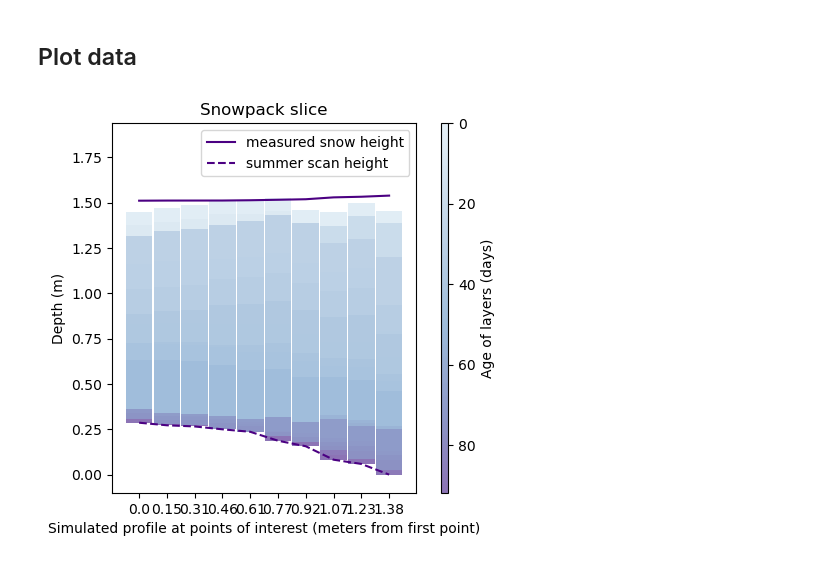
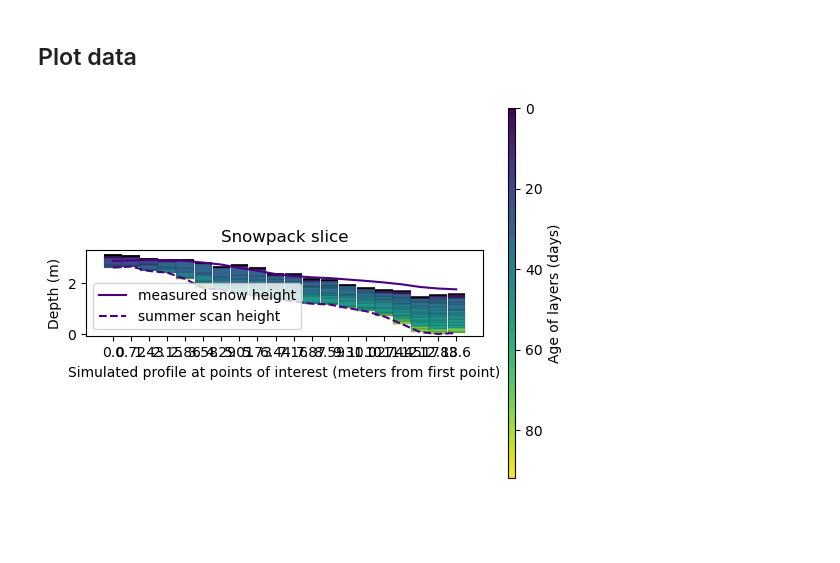
Before and after one commit to Mathilde-Bnt/MB_little_awk, a Jupyter notebook: finalized/23-Artificial_snowpit_figure.ipynb, the cells around one changed output. Drawn from its saved outputs; the diff is of its cells as text; code cells hidden in the pictures; blank space fills up the shorter version.

```diff
--- a/finalized/23-Artificial_snowpit_figure.ipynb
+++ b/finalized/23-Artificial_snowpit_figure.ipynb
@@ -49,16 +49,16 @@ netcdf_files = '/home/mabonnet/Desktop/data/Data_netcdf/2022-2023-filled/*.nc'
 
 # Select points of interest from CloudCompare (coordinates in meters)
 
-nb_points_in_pit = 10
-x_range = np.linspace(-8.63, -8.4, num=nb_points_in_pit)
-y_range = np.linspace(-0.55, 0.81, num=nb_points_in_pit)
+nb_points_in_pit = 20
+x_range = np.linspace(-1.65, -15.25, num=nb_points_in_pit)
+y_range = np.linspace(-1.05, -0.95, num=nb_points_in_pit)
 interest_points = [[x_range[i], y_range[i]] for i in range(nb_points_in_pit)]
 
 # Define figure settings
 
 save_figures = False
 directory_to_save_figs_in = '/home/mabonnet/github/MB_little_awk/finalized/Results_pits_2023/'
-fig_name = 'pit__artif_snowpit.png'
+fig_name = 'pit_long_2_artif_snowpit.png'
 # %% [markdown]
 [Back to top section](#top)
 # %% [markdown]
@@ -234,12 +234,12 @@ figure_height = max(max(last_scan_heights)+0.1, 1.5)
 fig = plt.figure()
 
 # Discretization of the age range
-nb_age_slices = 125
+nb_age_slices = 125   # TODO let python gerer ca > cf code Simon
 age_slice_size = round((max(max(age_data))+1) / nb_age_slices)
 
 # Get some pastel shades for the colors
-cmap = plt.get_cmap('BuPu')
-new_cmap = truncate_colormap(cmap, 0.1, 0.6)
+cmap = plt.get_cmap('viridis')  # BuPu
+new_cmap = truncate_colormap(cmap, 0, 1)  # 0.1, 0.6
 colors_list = new_cmap(np.linspace(0, 1, nb_age_slices))
 
 # Initialization of the color values used when plotting layers
@@ -256,35 +256,35 @@ y_offset = np.array(summer_scan_heights) # + offset_at_each_point  # TODO
 for row in range(len(depth_data)):
     for i in range(len(depth_data[0])):
         color_to_use.append(colors_list[min(int(age_data[row][i]//age_slice_size), len(colors_list)-1)])
-    plt.bar(index, depth_data[row], bar_width, bottom=y_offset, color=color_to_use)
+    plt.bar(index, depth_data[row], bar_width, bottom=y_offset, color=color_to_use, edgecolor='k', linewidth=0.1)
     y_offset = y_offset + depth_data[row]
     color_to_use = []
 
 # Plot measured total snowheight and summer surface
 plt.plot(index, last_scan_heights, label='measured snow height', c='indigo')
 plt.plot(index, summer_scan_heights, label='summer scan height', c='indigo', linestyle='--')
 
 # Plot's axes and colorbar
 plt.ylabel("Depth (m)")
 plt.ylim([-0.1, -0.1 + figure_height + 0.4])
 
 ax = plt.gca()
 ax.set_aspect('equal', adjustable='box')
 
 plt.xlabel("Simulated profile at points of interest (meters from first point)")
 xticks_labels = [str(round(i, 2)) for i in np.arange(len(depth_data[0])) * distance_btwn_x_pts]
 plt.xticks(np.arange(len(depth_data[0])) * distance_btwn_x_pts + 0.3 * distance_btwn_x_pts, xticks_labels)
 plt.title('Snowpack slice')
 
 max_age = (max(max(age_data))+1) / 3600 / 24
 cbar = plt.colorbar(matplotlib.cm.ScalarMappable(norm=matplotlib.colors.Normalize(vmin=0, vmax=max_age), cmap=new_cmap), orientation='vertical', label='Age of layers (days)', aspect=50)
 cbar.ax.invert_yaxis()
 
 plt.legend()
 
 plt.show()
 # %% [output]
-[figure, old version]
+[figure, new version]
 # %%
 if save_figures:
     fig.savefig(directory_to_save_figs_in + fig_name, bbox_inches = 'tight')
```
Also changed, not shown: parts of 6 cells of this notebook, 10 other files.
